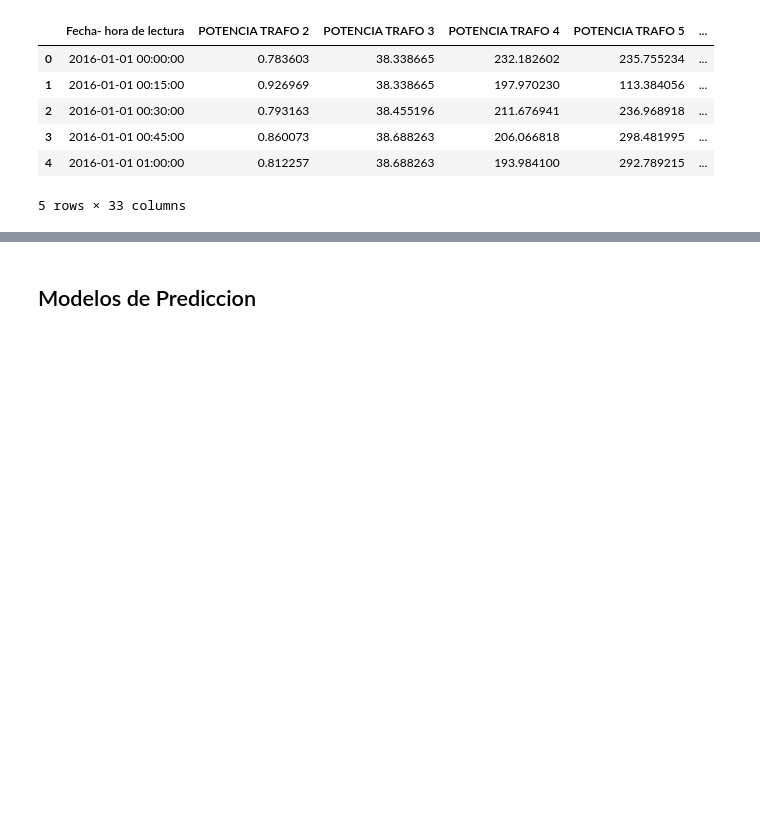
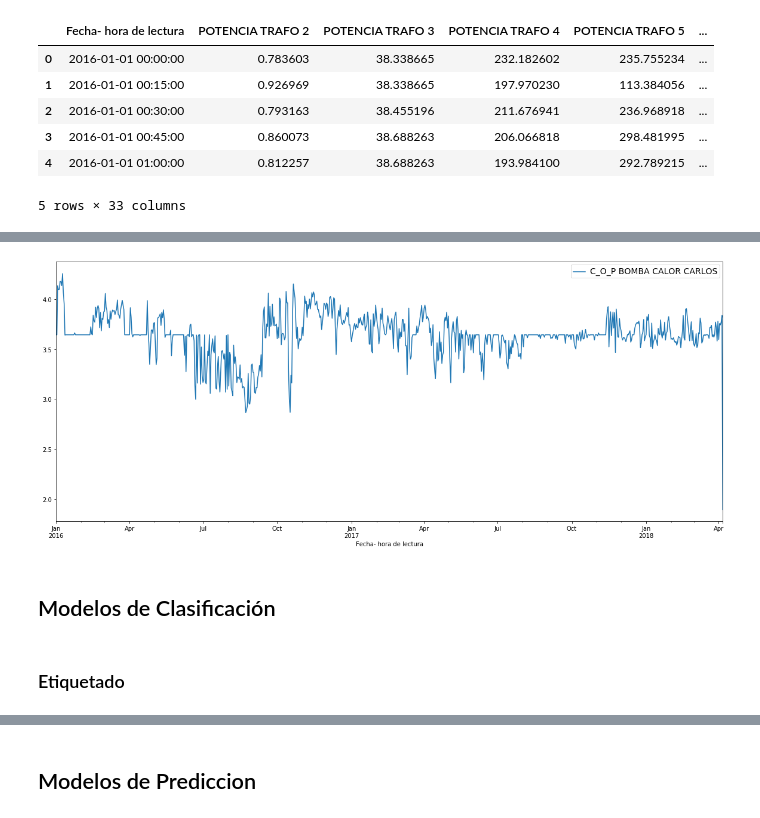
Before and after one commit to douglasag17/ML-SmartBuildings, a Jupyter notebook: AprendizajeSupervisado/aprendizajeSupervisado.ipynb, the cells around one changed output, grey strips where cells are left out. Saved outputs shown, nothing was run; the diff lists cells and outputs as text; code cells hidden in the pictures; blank space fills up the shorter version.

```diff
--- a/AprendizajeSupervisado/aprendizajeSupervisado.ipynb
+++ b/AprendizajeSupervisado/aprendizajeSupervisado.ipynb
@@ -21,3 +21,7 @@ data.head()
 | 3 | 2016-01-01 00:45:00 | 0.860073 | 38.688263 | 206.066818 | 298.481995 | ... |
 | 4 | 2016-01-01 01:00:00 | 0.812257 | 38.688263 | 193.984100 | 292.789215 | ... |
 5 rows × 33 columns
+# %%
+dataPrediccion = data
+dataClasificacion = data
+dataTemporal = data
@@ -23,0 +30,4 @@ data.head()
+# %%
+# agrupación de registros por dia
+dataTemporal1 = dataTemporal.set_index("Fecha- hora de lectura").resample("D").mean()
+dataTemporal1
@@ -23,0 +54,10 @@ data.head()
+# %%
+plot = dataTemporal1['C_O_P BOMBA CALOR CARLOS'].plot(figsize=(20, 8))
+legend = plt.legend()
+legend.prop.set_size(14);
+# %% [output]
+[figure, added]
+# %% [markdown]
+## Modelos de Clasificación
+# %% [markdown]
+### Etiquetado
```
Also changed, not shown: parts of 42 cells of this notebook, 1 other file.
